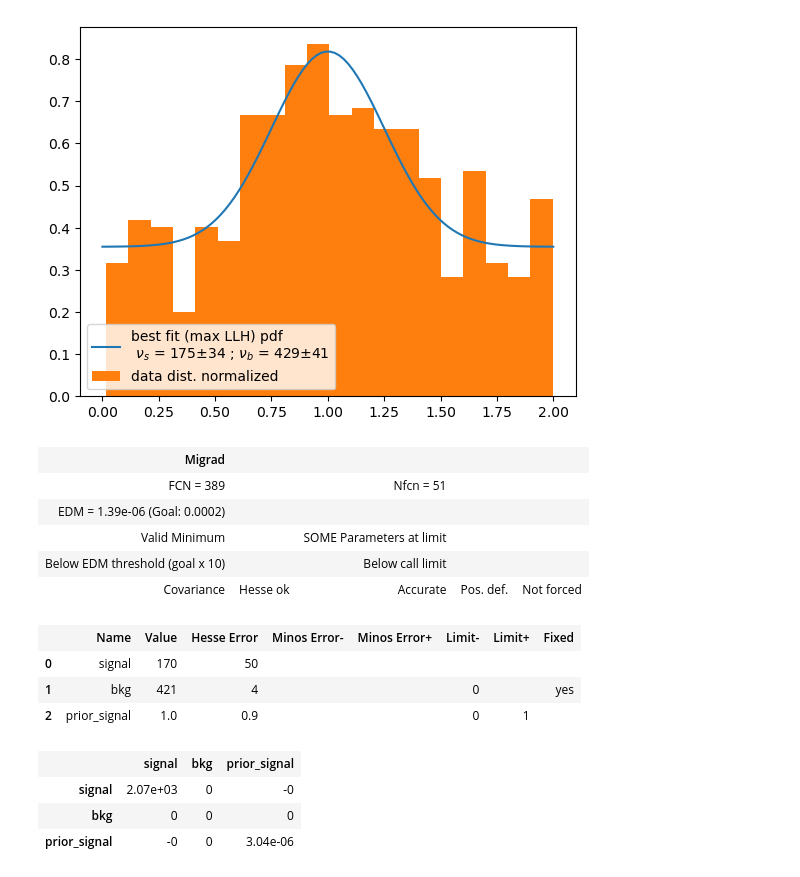
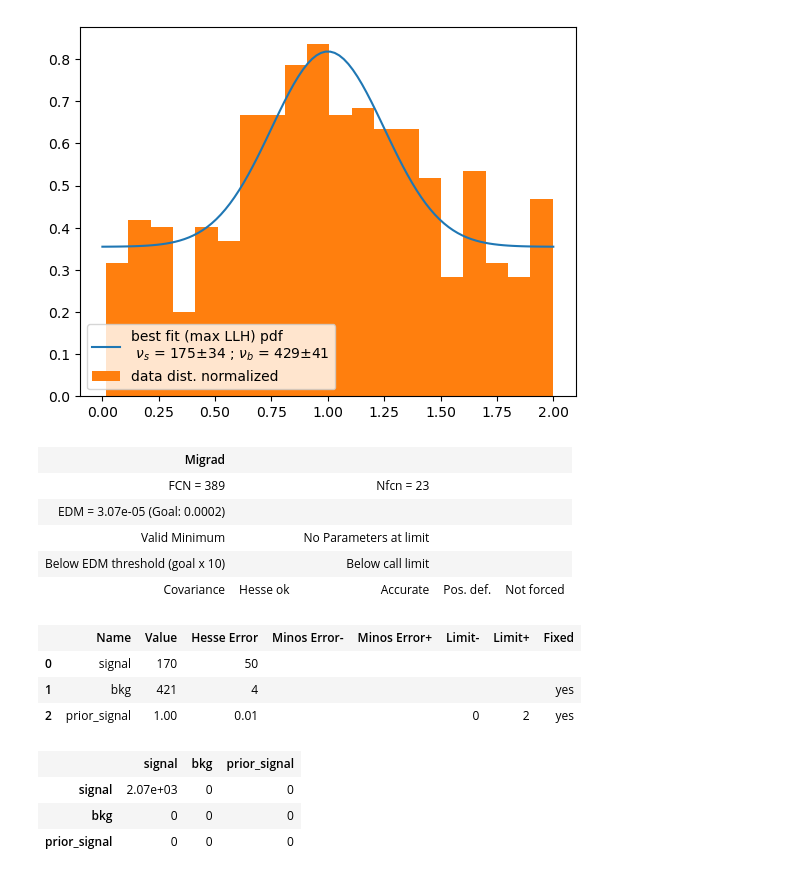
Before and after one commit to aotownsend/StatMethods2022, a Jupyter notebook: submissions/week9/annanay_week9.ipynb, the cells around one changed output. Drawn from its saved outputs; the diff is of its cells as text; code cells hidden in the pictures.

```diff
--- a/submissions/week9/annanay_week9.ipynb
+++ b/submissions/week9/annanay_week9.ipynb
@@ -100,30 +100,30 @@ plt.show()
 # %%
 def log_likelihood_sig(signal, bkg, prior_signal):
     nu = signal + bkg
-    lh = np.exp(np.sum(np.log(pdf_x(data, signal, bkg))))
+    lh = np.prod(pdf_x(data, signal, bkg))
     posterior=lh*prior_signal
     return -np.log(posterior)
 
-m = Minuit(log_likelihood_sig, signal=10, bkg=420.7, prior_signal=0.1)
+m = Minuit(log_likelihood_sig, signal=10, bkg=420.7, prior_signal=1)
 #m.limits['signal'] = (0, None)
-m.limits['bkg'] = (0, None)
-m.limits['prior_signal'] = (0, 1)
+#m.limits['bkg'] = (0, None)
+m.limits['prior_signal'] = (0, 2)
 
 m.fixed['bkg'] = True
-#m.fixed['prior_signal'] = True
+m.fixed['prior_signal'] = True
 m.migrad()
 # %% [output]
 | Migrad |  |  |  |  |
-| FCN = 389 |  | Nfcn = 51 |  |  |
-| EDM = 1.39e-06 (Goal: 0.0002) |  |  |  |  |
-| Valid Minimum |  | SOME Parameters at limit |  |  |
+| FCN = 389 |  | Nfcn = 23 |  |  |
+| EDM = 3.07e-05 (Goal: 0.0002) |  |  |  |  |
+| Valid Minimum |  | No Parameters at limit |  |  |
 | Below EDM threshold (goal x 10) |  | Below call limit |  |  |
 | Covariance | Hesse ok | Accurate | Pos. def. | Not forced |
 |  | Name | Value | Hesse Error | Minos Error- | Minos Error+ | Limit- | Limit+ | Fixed |
 | 0 | signal | 170 | 50 |  |  |  |  |  |
-| 1 | bkg | 421 | 4 |  |  | 0 |  | yes |
-| 2 | prior_signal | 1.0 | 0.9 |  |  | 0 | 1 |  |
+| 1 | bkg | 421 | 4 |  |  |  |  | yes |
+| 2 | prior_signal | 1.00 | 0.01 |  |  | 0 | 2 | yes |
 |  | signal | bkg | prior_signal |
-| signal | 2.07e+03 | 0 | -0 |
+| signal | 2.07e+03 | 0 | 0 |
 | bkg | 0 | 0 | 0 |
-| prior_signal | -0 | 0 | 3.04e-06 |
+| prior_signal | 0 | 0 | 0 |
```
